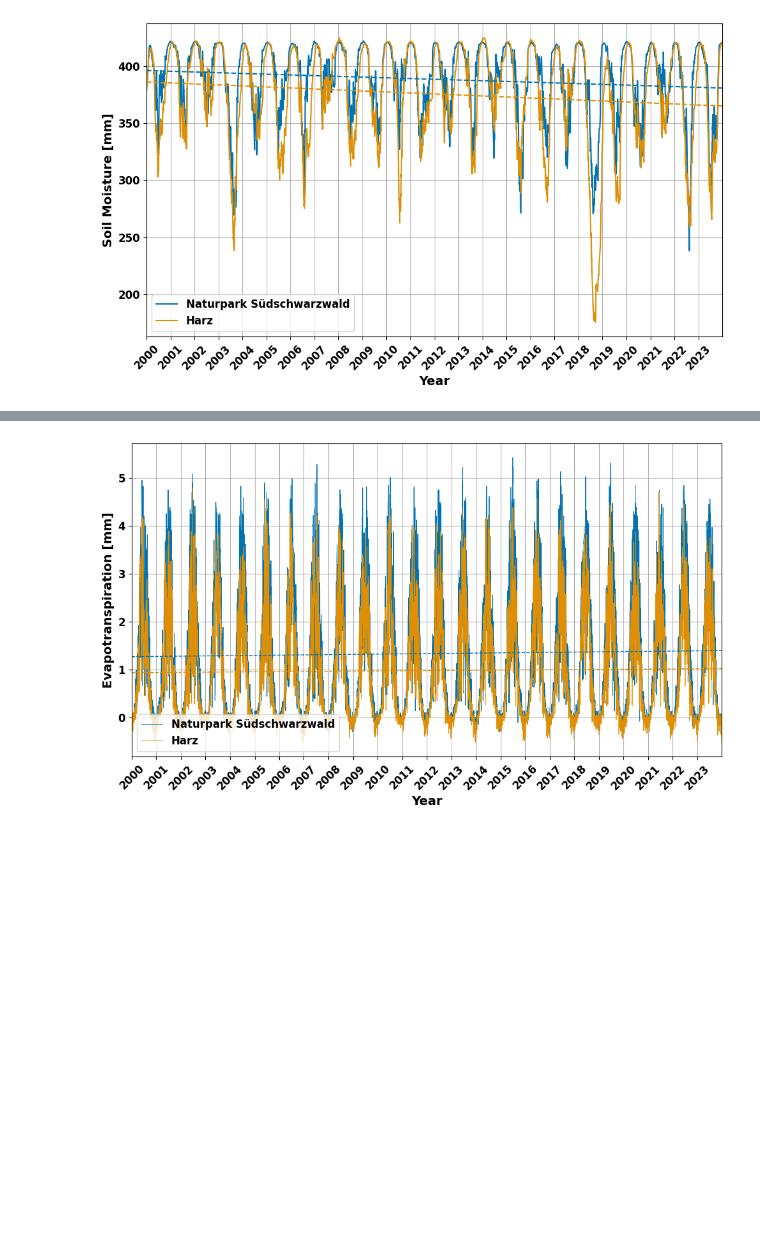
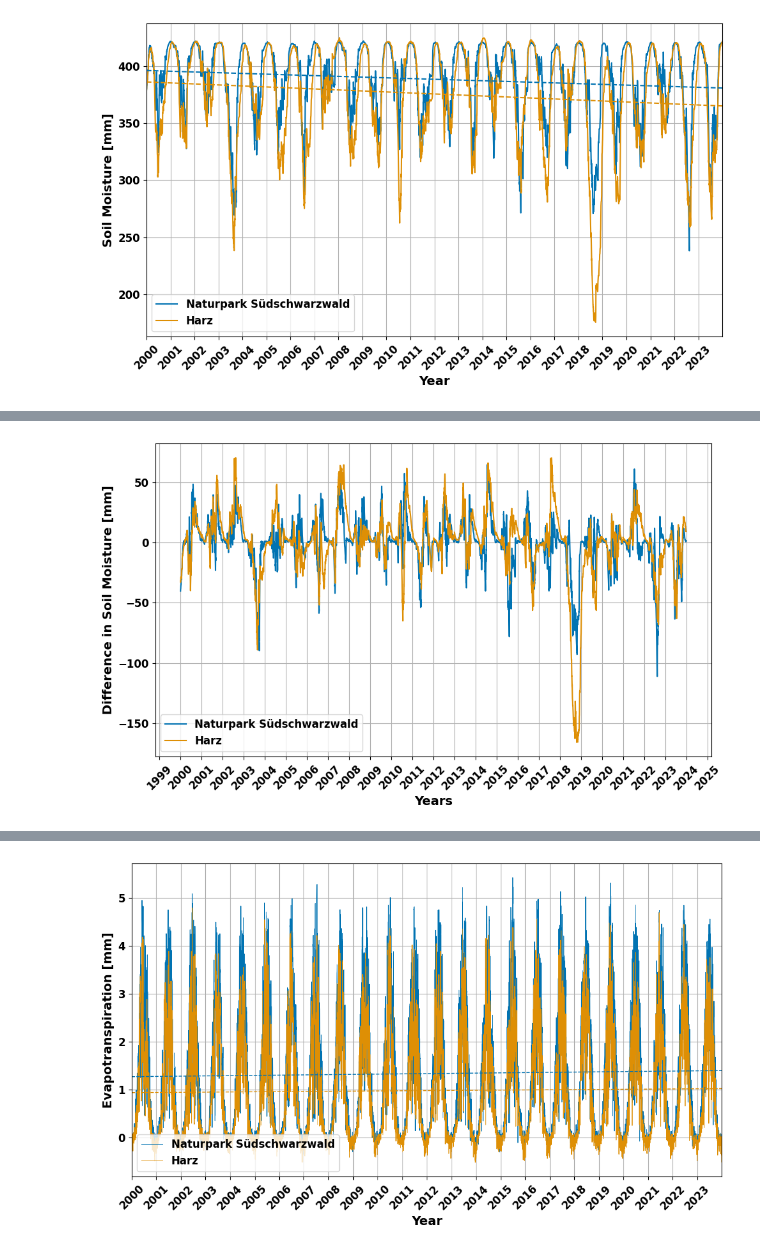
Before and after one commit to justusnoegel/deadwood_prediction, a Jupyter notebook: joint_plot.ipynb, the cells around one changed output, grey strips where cells are left out. Saved outputs shown, nothing was run; the diff lists cells and outputs as text; code cells hidden in the pictures; blank space fills up the shorter version.

```diff
--- a/joint_plot.ipynb
+++ b/joint_plot.ipynb
@@ -60,0 +91,10 @@ plt.show()
+# %%
+# Convert 'Time' column to datetime type if it's not already
+df_merged['Time'] = pd.to_datetime(df_merged['Time'])
+
+# Extract year and day of the year
+df_merged['Year'] = df_merged['Time'].dt.year
+df_merged['Day of Year'] = df_merged['Time'].dt.dayofyear
+# %%
+# Filter out rows with day of the year out of range
+df_merged = df_merged[(df_merged['Day of Year'] >= 1) & (df_merged['Day of Year'] <= 365)]
@@ -60,0 +179,8 @@ plt.show()
+# %%
+merged_df = pd.merge(df_merged, mean_soil_moisture_per_day, on='Day of Year', how='left')
+# %%
+# Calculate the difference for Schwarzwald
+merged_df['Anomalies_Schwarzwald'] = merged_df['Soil Moisture (Schwarzwald)'] - merged_df['Mean Soil Moisture (Schwarzwald)']
+
+# Calculate the difference for Harz
+merged_df['Anomalies_Harz'] = merged_df['Soil Moisture (Harz)'] - merged_df['Mean Soil Moisture (Harz)']
@@ -60,0 +205,41 @@ plt.show()
+# %%
+import matplotlib.pyplot as plt
+import seaborn as sns
+
+# Set seaborn style with color-blind friendly palette
+sns.set_palette("colorblind")
+
+# Plot the anomalies for Schwarzwald
+plt.figure(figsize=(10, 6))
+plt.plot(merged_df['Time'], merged_df['Anomalies_Schwarzwald'], label='Anomalies (Schwarzwald)', linestyle='-', color=sns.color_palette()[0])
+
+# Plot the anomalies for Harz
+plt.plot(merged_df['Time'], merged_df['Anomalies_Harz'], label='Anomalies (Harz)', linestyle='-', color=sns.color_palette()[1])
+
+# Add labels and title
+plt.xlabel('Years', fontsize=14, fontweight='bold')
+plt.ylabel('Difference in Soil Moisture [mm]', fontsize=14, fontweight='bold')
+plt.xticks(rotation=45, fontsize=12, fontweight='bold')
+plt.yticks(fontsize=12, fontweight='bold')
+
+# Show every year on the x-axis
+plt.gca().xaxis.set_major_locator(mdates.YearLocator())
+
+# Add gridlines
+plt.grid(True)
+
+# Add legend with custom labels and bold text
+legend = plt.legend(['Naturpark Südschwarzwald', 'Harz'], fontsize=12, loc='lower left')
+for text in legend.get_texts():
+    text.set_fontweight('bold')
+
+# Tight layout
+plt.tight_layout()
+
+# Save the plot as a PDF
+plt.savefig('results/anomalies_plot.pdf')
+
+# Show the plot
+plt.show()
+# %% [output]
+[figure, added]
```
Also changed, not shown: parts of 14 cells of this notebook, 6 other files.
